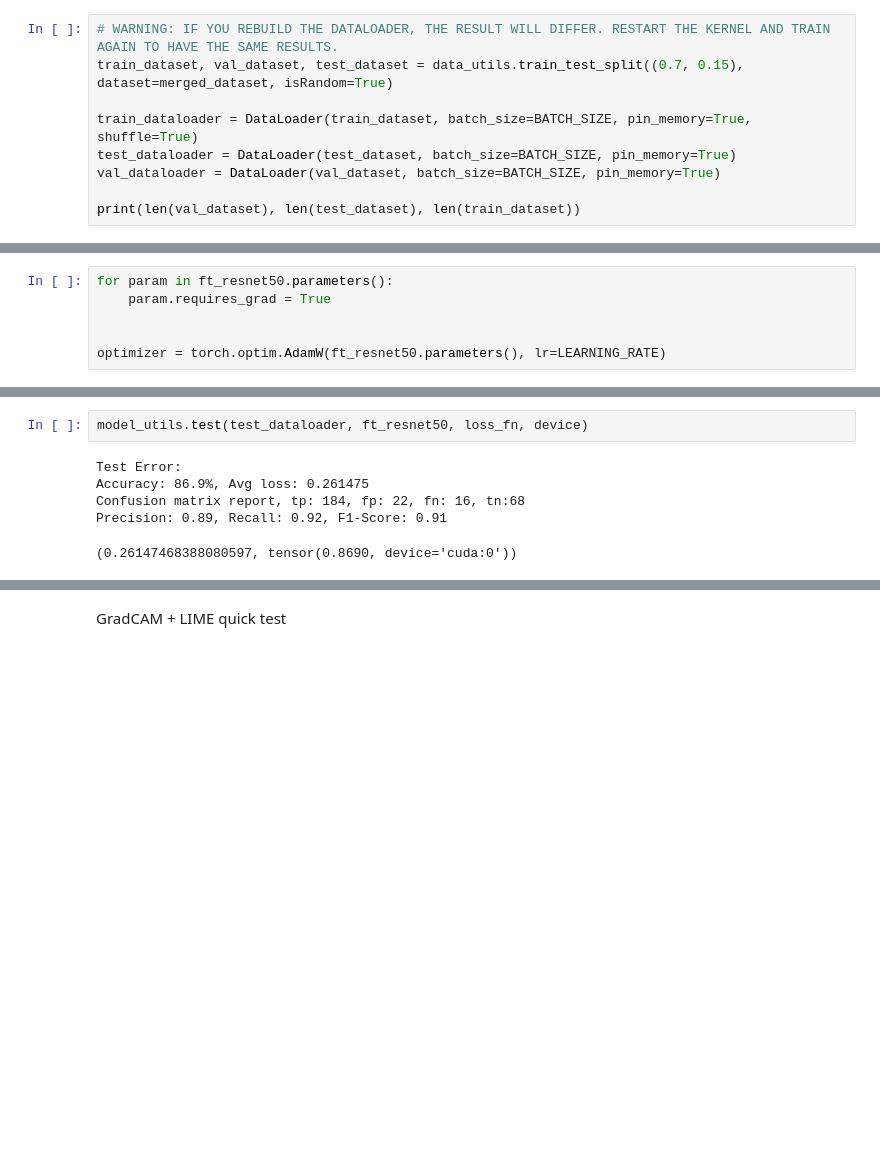
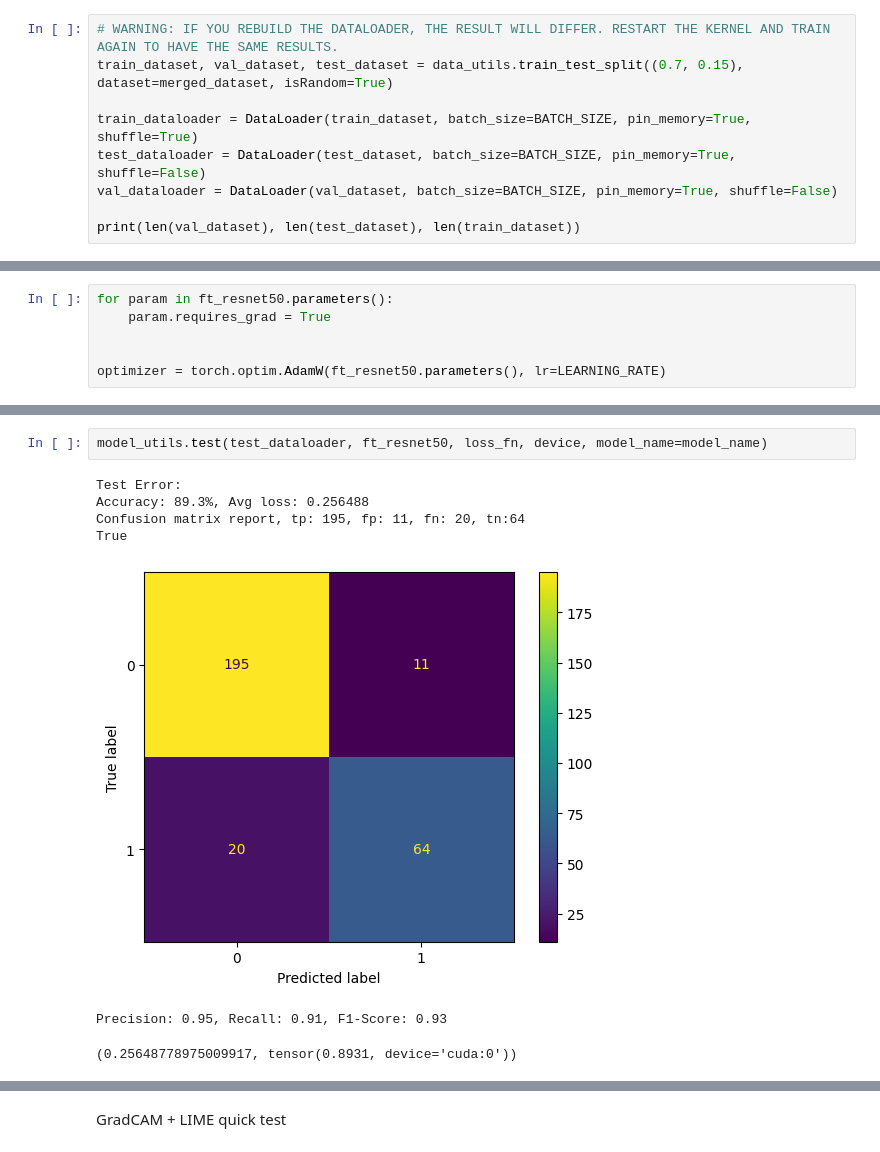
Before and after one commit to AngeloGalav/gauntlet, a Jupyter notebook: playground-experiments.ipynb, the cells around one changed output, grey strips where cells are left out. Cells and saved outputs as stored; diff of their text form; blank space fills up the shorter version.

```diff
--- a/playground-experiments.ipynb
+++ b/playground-experiments.ipynb
@@ -66,8 +68,8 @@ BATCH_SIZE = 64
 train_dataset, val_dataset, test_dataset = data_utils.train_test_split((0.7, 0.15), dataset=merged_dataset, isRandom=True)
 
 train_dataloader = DataLoader(train_dataset, batch_size=BATCH_SIZE, pin_memory=True, shuffle=True)
-test_dataloader = DataLoader(test_dataset, batch_size=BATCH_SIZE, pin_memory=True)
-val_dataloader = DataLoader(val_dataset, batch_size=BATCH_SIZE, pin_memory=True)
+test_dataloader = DataLoader(test_dataset, batch_size=BATCH_SIZE, pin_memory=True, shuffle=False)
+val_dataloader = DataLoader(val_dataset, batch_size=BATCH_SIZE, pin_memory=True, shuffle=False)
 
 print(len(val_dataset), len(test_dataset), len(train_dataset))
 # %% [output]
@@ -147,13 +168,15 @@ Accuracy: 81.3%, Avg loss: 0.508523
 
 Weights loaded successfully from checkpoints/best_MixResNet_beefy.pth
 # %%
-model_utils.test(test_dataloader, ft_resnet50, loss_fn, device)
+model_utils.test(test_dataloader, ft_resnet50, loss_fn, device, model_name=model_name)
 # %% [output]
 Test Error:
-Accuracy: 86.9%, Avg loss: 0.261475
-Confusion matrix report, tp: 184, fp: 22, fn: 16, tn:68
-Precision: 0.89, Recall: 0.92, F1-Score: 0.91
+Accuracy: 89.3%, Avg loss: 0.256488
+Confusion matrix report, tp: 195, fp: 11, fn: 20, tn:64
+True
+[figure, added]
-(0.26147468388080597, tensor(0.8690, device='cuda:0'))
+Precision: 0.95, Recall: 0.91, F1-Score: 0.93
+(0.25648778975009917, tensor(0.8931, device='cuda:0'))
 # %%
 if artifacts != None:
     losses, train_accs, test_accs, precisions, recalls = artifacts
```
Also changed, not shown: parts of 35 cells of this notebook, 2 other files.
